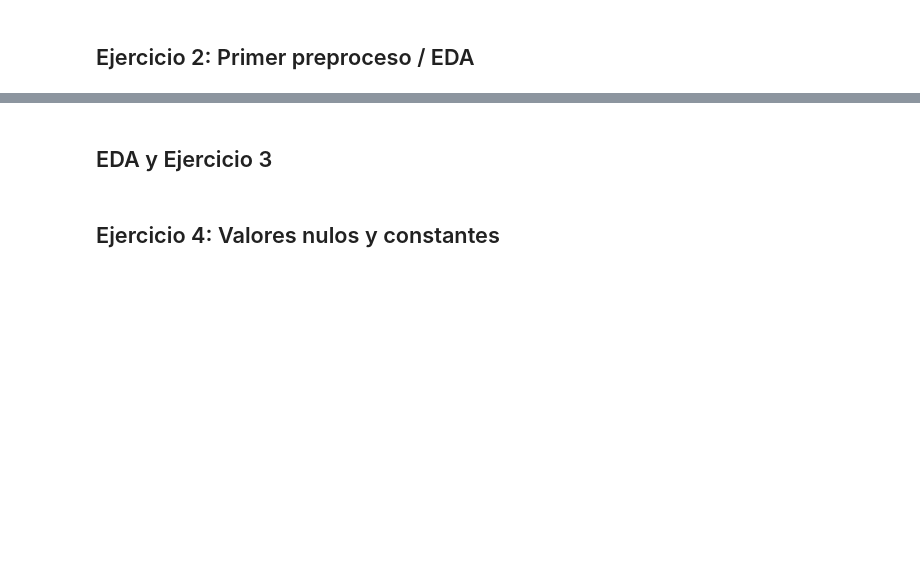
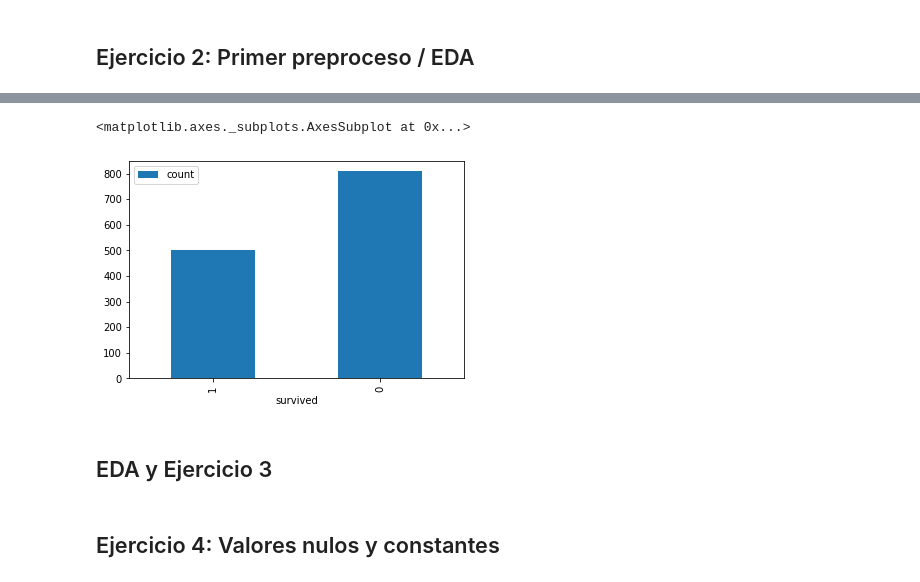
Before and after one commit to arjones/bigdata-workshop-es, a Jupyter notebook: jupyter/notebook/titanic_spark.ipynb, the cells around one changed output, grey strips where cells are left out. Drawn from its saved outputs; the diff is of its cells as text; code cells hidden in the pictures; blank space fills up the shorter version.

```diff
--- a/jupyter/notebook/titanic_spark.ipynb
+++ b/jupyter/notebook/titanic_spark.ipynb
@@ -47,0 +232,3 @@ survived = len(df_train[df_train['survived'] == 1])
+# %%
+df_raw = cast_cols(df_raw, integer_cols, IntegerType)
+df_raw = cast_cols(df_raw, float_cols, DoubleType)
@@ -59,9 +271,8 @@ def _drop_unusable_cols(df, cols=[]):
         f"Dropping the following {len(cols)} unusable columns:\n"
         f"{cols}"
     )
-    #df.drop(cols, axis=1, inplace=True)
-    df = df.drop(cols, axis=1)
+    df = df.drop(*cols)
     logger.info(
-        f"Remaining {len(df.columns)} columns:\n {sorted(df.columns.tolist())}"
+        f"Remaining {len(df.columns)} columns:\n {sorted(df.columns)}"
     )
     return df
@@ -68,2 +321,2 @@ def _drop_unusable_cols(df, cols=[]):
 # %%
-df_train = _drop_unusable_cols(df_train, cols=['boat', 'body'])
+df = _drop_unusable_cols(df_raw, cols=['boat', 'body'])
@@ -74,5 +327,0 @@ df_test = _drop_unusable_cols(df_test, cols=['boat', 'body'])
-# %%
-# Join train test
-df_train['train'] = True
-df_test['train'] = False
-df = pd.concat([df_train, df_test])
@@ -90,3 +332,8 @@ pd.value_counts(df['survived'], normalize=True).plot.bar()
+# %%
+df.select('survived').groupBy('survived').count().toPandas().set_index('survived').plot.bar()
+# %% [output]
+<matplotlib.axes._subplots.AxesSubplot at 0x...>
+[figure, added]
 # %% [markdown]
 ## EDA y Ejercicio 3
 # %%
```
Also changed, not shown: parts of 56 cells of this notebook, 3 other files.
